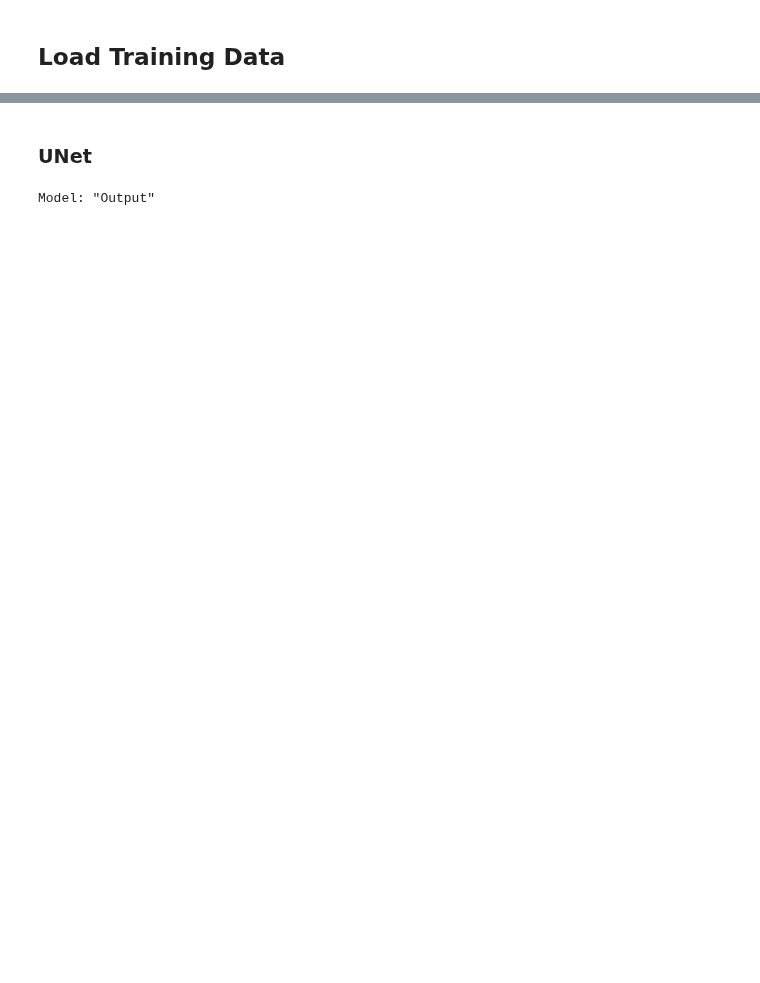
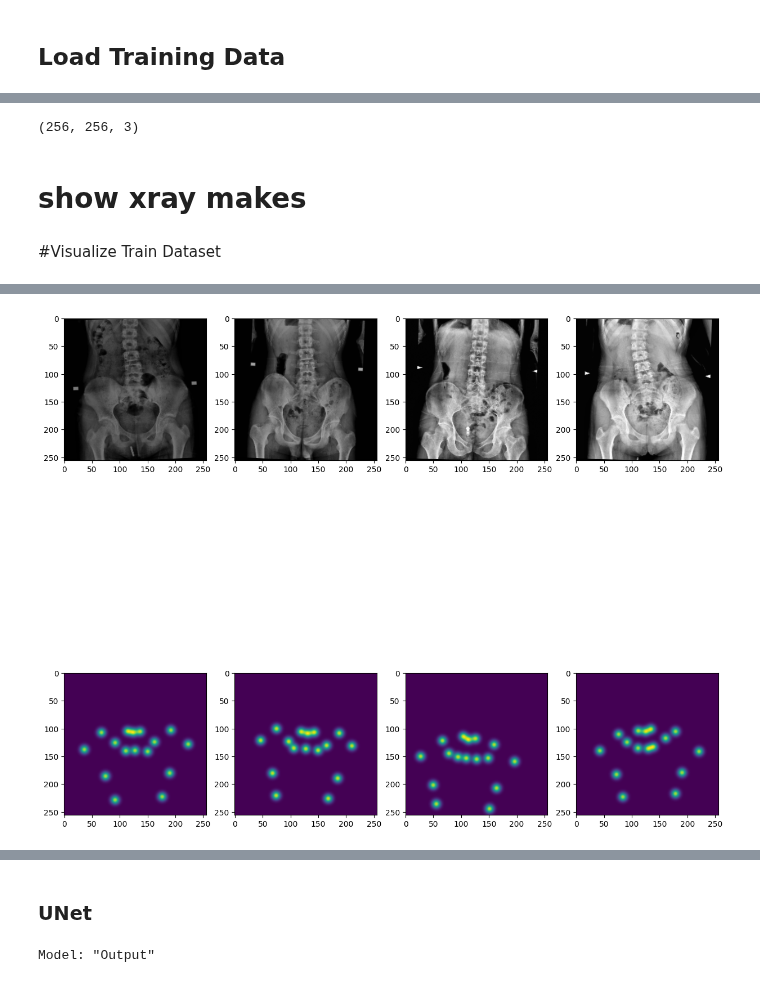
Before and after one commit to gibsonx/tf_skeleton, a Jupyter notebook: hm_regression_prelim.ipynb, the cells around one changed output, grey strips where cells are left out. Cells and saved outputs as stored; diff of their text form; code cells hidden in the pictures; blank space fills up the shorter version.

```diff
--- a/hm_regression_prelim.ipynb
+++ b/hm_regression_prelim.ipynb
@@ -476,0 +347,44 @@ show_masks(val_imgs[0:4], val_masks[0:4], nrows=3, ncols=4)
+# %%
+train_imgs[0].shape
+# %% [output]
+(256, 256, 3)
+# %% [markdown]
+# show xray makes
+# %%
+def show_xray_masks(height, width, num_kps, batch_imgs, batch_gt_masks, nrows, ncols, include_preds= False, predictions=None):
+
+    if not include_preds:
+        nrows -= 1
+
+    fig, axes = plt.subplots(nrows=nrows, ncols=ncols, figsize=(15, 15))
+
+    r = -1
+
+    for c in range(ncols):
+
+        # original image
+        img = batch_imgs[c]
+        # img = np.reshape(img, newshape=(height, width))
+        # img = np.stack([img,img,img], axis=-1)
+
+        # ground-truth mask
+        gt_mask = batch_gt_masks[c]
+        gt_mask = np.reshape(gt_mask, newshape=(height, width, num_kps))
+        gt_mask = np.sum(gt_mask, axis=-1)
+
+        axes[0, c].imshow(img)
+        axes[1, c].imshow(gt_mask)
+
+        # prediction mask
+        if include_preds:
+            pred_mask = predictions[c]
+            pred_mask = np.reshape(pred_mask, newshape=(height, width, num_kps))
+            pred_mask = np.sum(pred_mask, axis=-1)
+            axes[2, c].imshow(pred_mask)
+
+    plt.show()
+# %% [markdown]
+#Visualize Train Dataset
+# %%
+show_xray_masks(cut_width, cut_width, num_kps, train_imgs[0:4], train_masks[0:4], nrows=3, ncols=4)
+# %% [output]
@@ -476,0 +392 @@ show_masks(val_imgs[0:4], val_masks[0:4], nrows=3, ncols=4)
+[figure, added]
```
Also changed, not shown: parts of 36 cells of this notebook.
